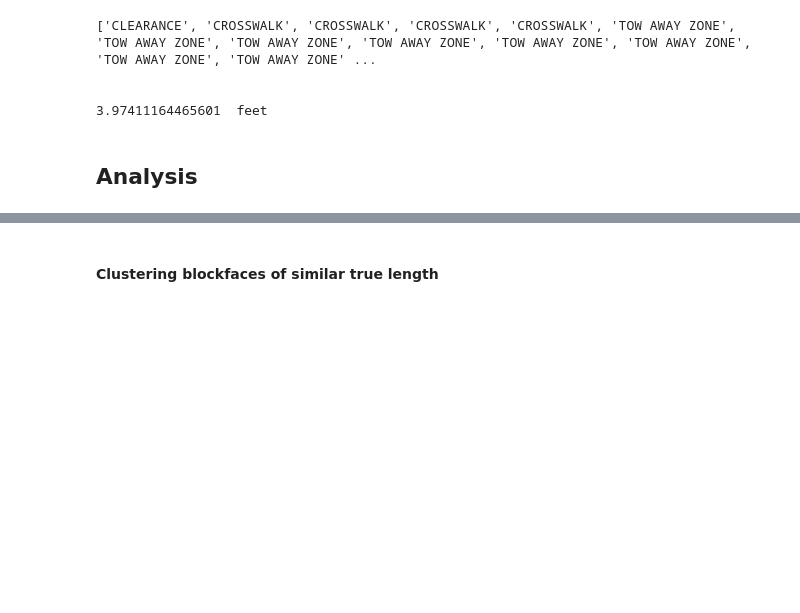
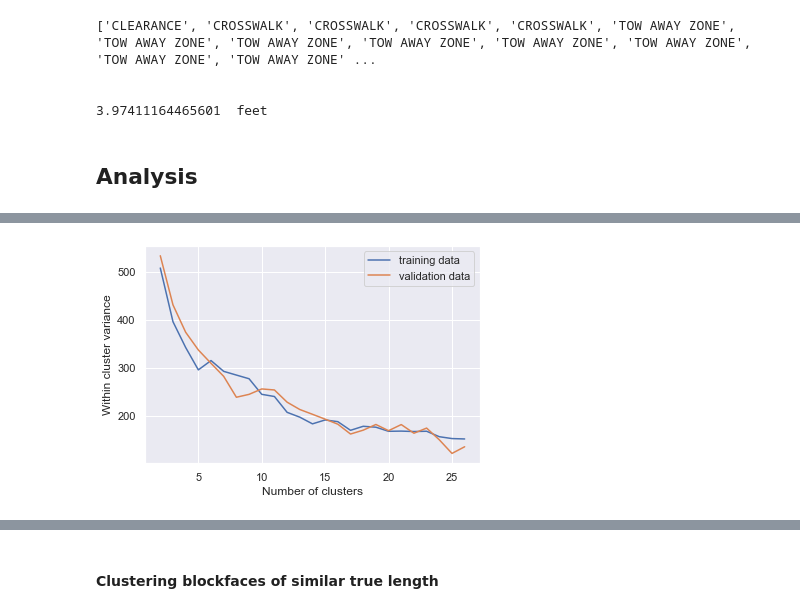
Before and after one commit to cpatdowling/curb_clustering, a Jupyter notebook: curb_taxonomy.ipynb, the cells around one changed output, grey strips where cells are left out. Cells and saved outputs as stored; diff of their text form; code cells hidden in the pictures; blank space fills up the shorter version.

```diff
--- a/curb_taxonomy.ipynb
+++ b/curb_taxonomy.ipynb
@@ -467,0 +494,9 @@ for cluster_i in range(len(km.cluster_centroids_)):
+# %%
+#Using basic matching dissimliarty in kmodes.dissim takes some time to compute on a laptop
+
+#cluster normalized length vectors
+#stack samples into train and validation data sets
+k_max = 27
+ekey_to_block_alloc = block_allocs_norm_length_condensed
+
+models = utils.kmodes_clustering_loop_k(k_max, block_allocs_norm_length_condensed)
@@ -467,0 +521,22 @@ for cluster_i in range(len(km.cluster_centroids_)):
+# %%
+#save models, load models, for later analysis
+#Here we're saving results from k's 2 to 34, for zoning increments of 1%
+
+for i in range(k_max-2):
+    if not os.path.exists("models/n_" + str(normed_vector_length) + "_all_blockfaces_condensed_labels"):
+        os.mkdir("models/n_" + str(normed_vector_length) + "_all_blockfaces_condensed_labels")
+    with open("models/n_" + str(normed_vector_length) + "_all_blockfaces_condensed_labels/k_" + str(i+2) + "_n_" + str(normed_vector_length) + ".pck", 'wb') as d:
+        pickle.dump(models[i], d)
+# %%
+#plot validation within-cluster variance
+train_variances = [i[1] for i in models ]
+val_variances = [ i[2] for i in models ]
+
+plt.plot(np.arange(2,k_max,1), train_variances, label="training data")
+plt.plot(np.arange(2,k_max,1), val_variances, label="validation data")
+plt.xlabel("Number of clusters")
+plt.ylabel("Within cluster variance")
+plt.legend()
+plt.show()
+# %% [output]
+[figure, added]
```
Also changed, not shown: parts of 38 cells of this notebook, 2 other files.
